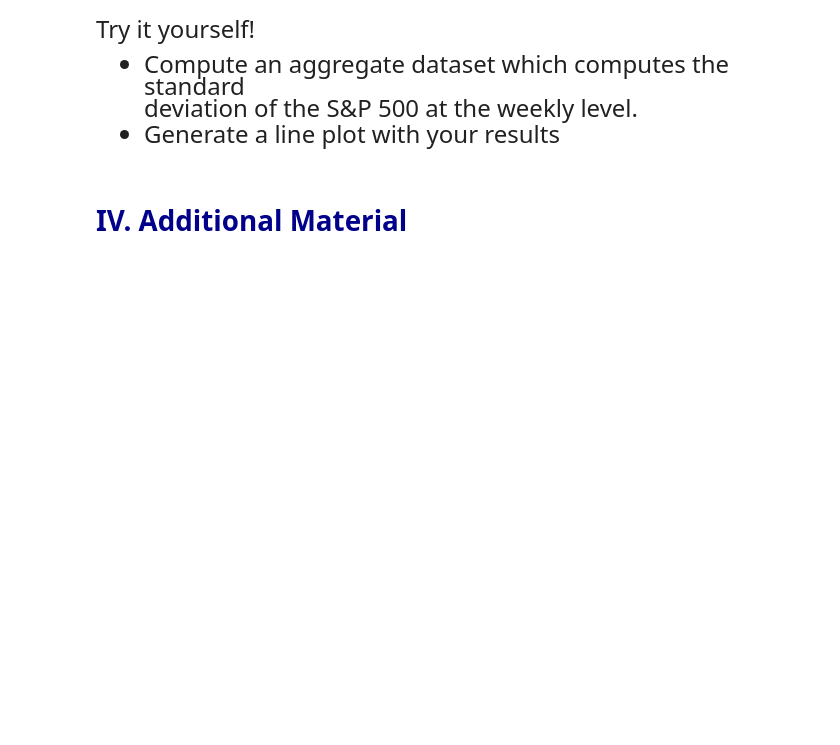
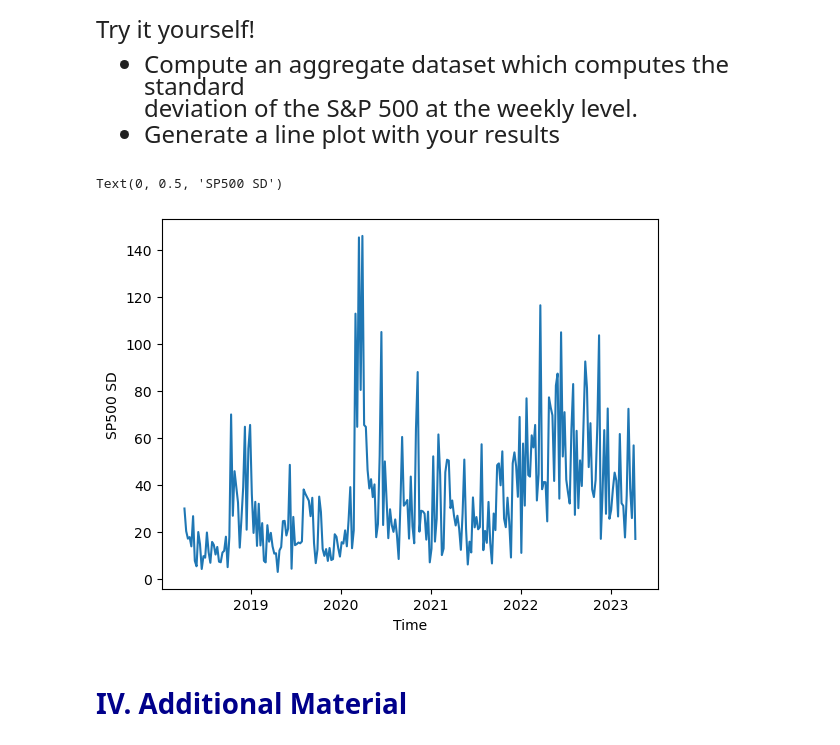
Before and after one commit to yoonpk147/qtm151_fall_2023, a Jupyter notebook: lecture_20/lecture_20.ipynb, the cells around one changed output. Drawn from its saved outputs; the diff is of its cells as text; code cells hidden in the pictures; blank space fills up the shorter version.

```diff
--- a/lecture_20/lecture_20.ipynb
+++ b/lecture_20/lecture_20.ipynb
@@ -223,0 +289,3 @@ HINT: Refer to the table of wildcards <br>
+# %%
+# Write your own codeju
+financial['date_ex3_dt'] = pd.to_datetime(financial['date_ex3'], format='%d-%b-%y')
@@ -236,3 +318,16 @@ deviation of the S&P 500 at the weekly level.
+# %%
+# Write your own code
+
+wg = pd.Grouper(key='date', freq= 'w')
+std_wsp500 = financial.groupby(wg).agg(sp_500_std = ('sp500', 'std')).reset_index()
+# %%
+std_wsp500
+plt.plot('date', 'sp_500_std', data=std_wsp500)
+plt.xlabel('Time')
+plt.ylabel('SP500 SD')
+# %% [output]
+Text(0, 0.5, 'SP500 SD')
+[figure, added]
 # %% [markdown]
 # <span style="color:darkblue"> IV. Additional Material </span>
 # %% [markdown]
```
Also changed, not shown: parts of 14 cells of this notebook.
